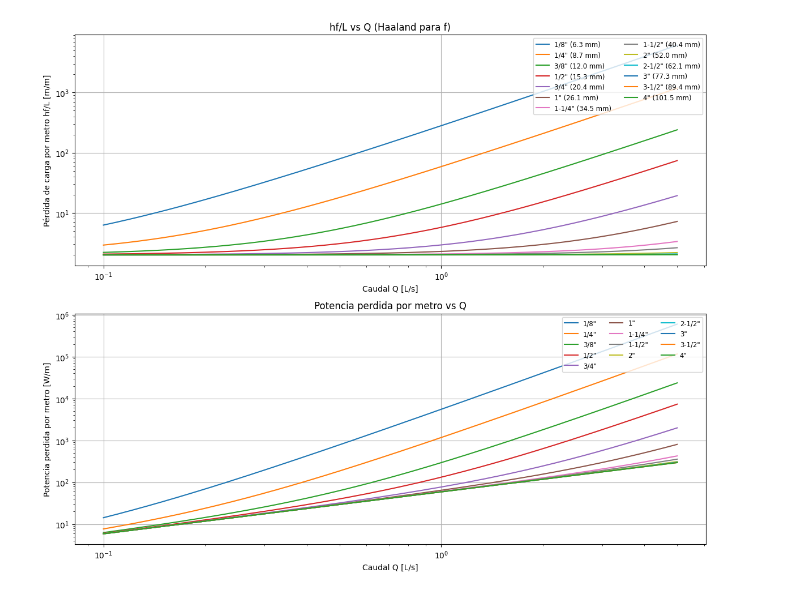
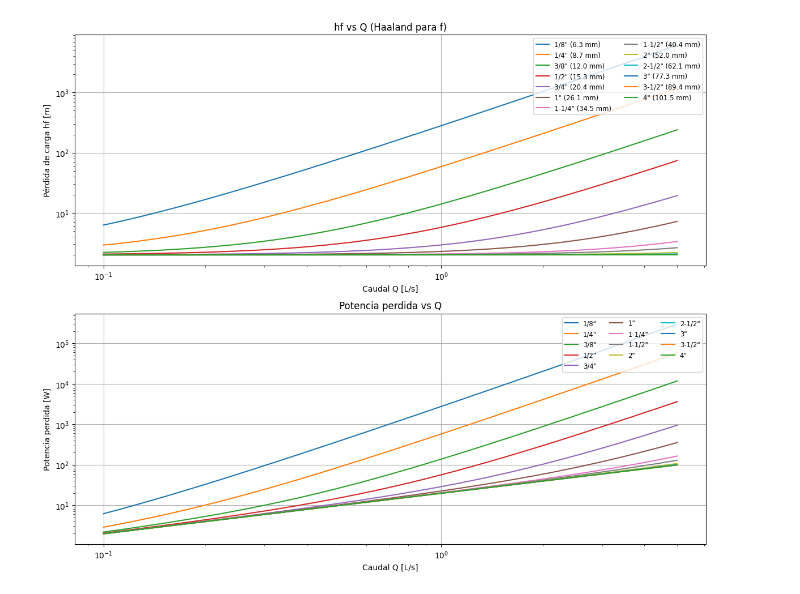
Before and after one commit to niardilav/Proyecto-Turbo, a Jupyter notebook: Inicio_proyecto.ipynb, the cells around one changed output. Saved outputs shown, nothing was run; the diff lists cells and outputs as text; code cells hidden in the pictures.

```diff
--- a/Inicio_proyecto.ipynb
+++ b/Inicio_proyecto.ipynb
@@ -21,6 +21,8 @@ rho = 1000.0     # densidad agua [kg/m3]
 mu = 1.002e-3    # viscosidad dinámica agua ~20°C [Pa·s]
 g = 9.81         # gravedad [m/s2]
 eps = 1.5e-6     # rugosidad absoluta PVC [m] (valor típico: 0.0015 mm)
+z=2 #Cambio de altura [m]
+L=2  # Longitud de la tubería [m]
 
 # --- Rango de caudales ---
 # desde 0.001 L/s hasta 20 L/s => 1e-6 a 0.02 m3/s
@@ -46,8 +48,8 @@ def darcy_f_haaland(Re, D, eps):
 
 # Prealocar matrices para resultados
 hf_per_m_all = np.zeros((len(df), len(Q)))   # hf/L [m/m]
-P_loss_per_m_all = np.zeros_like(hf_per_m_all) # W/m
-
+P_loss_tot = np.zeros_like(hf_per_m_all) # W
+hf_tot = np.zeros_like(hf_per_m_all) # pérdida total [m]
 
 for i, row in df.iterrows():
     D = row["D_m"]
@@ -55,10 +57,11 @@ for i, row in df.iterrows():
     v = Q / A                               # velocidad [m/s]
     Re = rho * v * D / mu                   # Reynolds
     f = darcy_f_haaland(Re, D, eps)         # factor de fricción de Darcy
-    hf_L = 2+2*f* (v**2) / (2.0 * g * D)       # pérdida por metro [m/m]
-    P_loss_L = rho * g * Q * (2*hf_L+2)           # potencia perdida por metro [W/m]
+    hf_L = f* (v**2) / (2.0 * g * D)       # pérdida por metro [m/m]
+    P_loss_L = rho * g * Q * (L*hf_L+z)           # potencia perdida por metro [W/m]
     hf_per_m_all[i, :] = hf_L
-    P_loss_per_m_all[i, :] = P_loss_L
+    hf_tot[i, :] = L*hf_L+z
+    P_loss_tot[i, :] = P_loss_L
 
 # --- Graficar ---
 plt.figure(figsize=(12, 10))
@@ -66,43 +69,43 @@ plt.figure(figsize=(12, 10))
 # subplot 1: hf/L vs Q (L/s)
 plt.subplot(2, 1, 1)
 for i, row in df.iterrows():
-    plt.loglog(Q*1e3, hf_per_m_all[i, :], label=f'{row["Nom. Pipe Size (in)"]}" ({round(row["D_m"]*1000,1)} mm)')
+    plt.loglog(Q*1e3, hf_tot[i, :], label=f'{row["Nom. Pipe Size (in)"]}" ({round(row["D_m"]*1000,1)} mm)')
 plt.xlabel("Caudal Q [L/s]")
-plt.ylabel("Pérdida de carga por metro hf/L [m/m]")
-plt.title("hf/L vs Q (Haaland para f)")
+plt.ylabel("Pérdida de carga hf [m]")
+plt.title("hf vs Q (Haaland para f)")
 plt.grid(True)
 plt.legend(ncol=2, fontsize='small', loc='upper right')
 
 # subplot 2: Potencia perdida por metro vs Q
 plt.subplot(2, 1, 2)
 for i, row in df.iterrows():
-    plt.loglog(Q*1e3, P_loss_per_m_all[i, :], label=f'{row["Nom. Pipe Size (in)"]}"')
+    plt.loglog(Q*1e3, P_loss_tot[i, :], label=f'{row["Nom. Pipe Size (in)"]}"')
 plt.xlabel("Caudal Q [L/s]")
-plt.ylabel("Potencia perdida por metro [W/m]")
-plt.title("Potencia perdida por metro vs Q")
+plt.ylabel("Potencia perdida [W]")
+plt.title("Potencia perdida vs Q")
 plt.grid(True)
 plt.legend(ncol=3, fontsize='small', loc='upper right')
 
 plt.tight_layout()
 plt.show()
 
 # --- (Opcional) Guardar resultados en un DataFrame "largo" para exportar ---
 # construimos tabla con Q y por cada tubo la potencia perdida por m
 out = {"Q_m3s": np.repeat(Q, len(df))}
 names = []
 vals = []
 for i, row in df.iterrows():
     names.append(row["Nom. Pipe Size (in)"])
-    vals.append(P_loss_per_m_all[i,:])
+    vals.append(P_loss_tot[i,:])
 vals = np.array(vals)  # shape (n_pipes, n_Q)
 # añadir columnas por tubería
 out_df = pd.DataFrame({"Q_m3s": Q})
 for i, name in enumerate(names):
-    out_df[f"P_loss_W_per_m_{name}\""] = vals[i, :]
+    out_df[f"P_loss_tot{name}\""] = vals[i, :]
 # export opcional
 # out_df.to_csv("potencia_perdida_por_metro_schedule40.csv", index=False)
 # %% [output]
-[figure, old version]
+[figure, new version]
 # %%
 k_t=3e5
 k_b=30000/239
```
Also changed, not shown: parts of 2 cells of this notebook, 1 other file.
